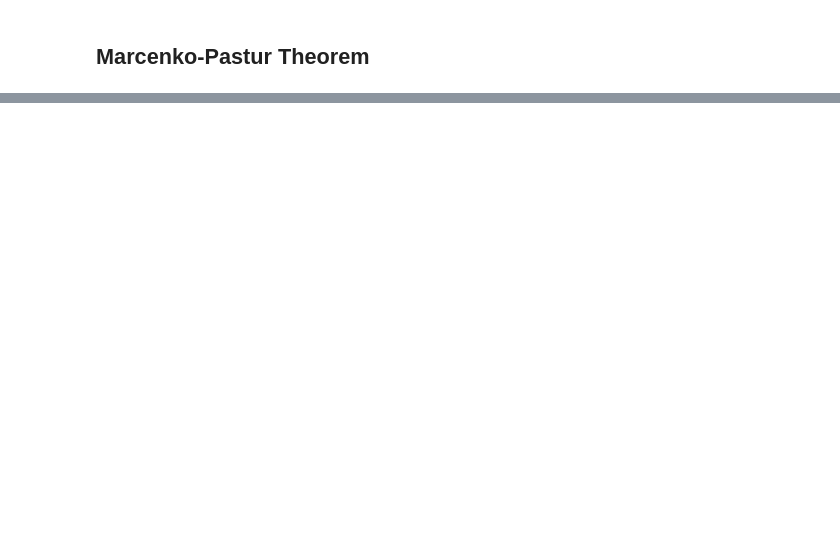
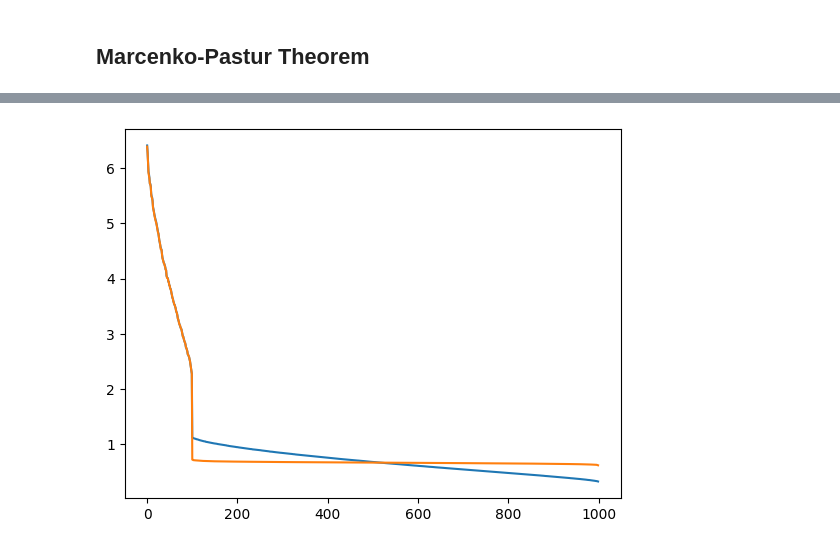
Before and after one commit to M315/Text_books, a Jupyter notebook: ml_for_asset_managers/denosing_and_detoning.ipynb, the cells around one changed output, grey strips where cells are left out. Drawn from its saved outputs; the diff is of its cells as text; code cells hidden in the pictures; blank space fills up the shorter version.

Commit message:
denoise

```diff
--- a/ml_for_asset_managers/denosing_and_detoning.ipynb
+++ b/ml_for_asset_managers/denosing_and_detoning.ipynb
@@ -61,0 +65,23 @@ plt.show()
+# %%
+def get_rand_cov(n, m):
+    w = np.random.normal(size=(n, m))
+    cov = np.dot(w, w.T)
+    cov += np.diag(np.random.uniform(size=n))
+    return cov
+# %%
+def cov_to_corr(cov):
+    std = np.sqrt(np.diag(cov))
+    corr = cov / np.outer(std, std)
+
+    # Numerical error
+    corr[corr < -1] = -1
+    corr[corr > 1] = 1
+
+    return corr
+# %%
+def get_noisy_corr(alpha = .995, n = 1000, m = 100, q = 10):
+    cov = np.cov(np.random.normal(size=(n * q, n)), rowvar=0)
+    cov = alpha * cov + (1 - alpha) * get_rand_cov(n, m)
+    corr = cov_to_corr(cov)
+    e_val, e_vec = get_pca(corr)
+    return e_val, e_vec
@@ -61,0 +104,19 @@ plt.show()
+# %%
+def denoise_corr(e_val, e_vec, m):
+    # Remove noise from corr by fixing random eigen values
+    _e_val = np.diag(e_val).copy()
+    _e_val[m:] = _e_val[m:].sum() / float(_e_val.shape[0] - m)
+    _e_val = np.diag(_e_val)
+    cov = np.dot(e_vec, _e_val).dot(e_vec.T) #Eigendecomposition of a symmetric matrix: S = QΛQT
+    corr = cov_to_corr(cov) # Rescaling the correlation matrix to have 1s on the main diagonal
+    return corr
+# %%
+e_val, e_vec = get_noisy_corr()
+e_val1, _ = get_pca(denoise_corr(e_val, e_vec, m=100))
+
+
+plt.plot(np.diag(e_val))
+plt.plot(np.diag(e_val1))
+plt.show()
+# %% [output]
+[figure, added]
```
Also changed, not shown: parts of 8 cells of this notebook.
